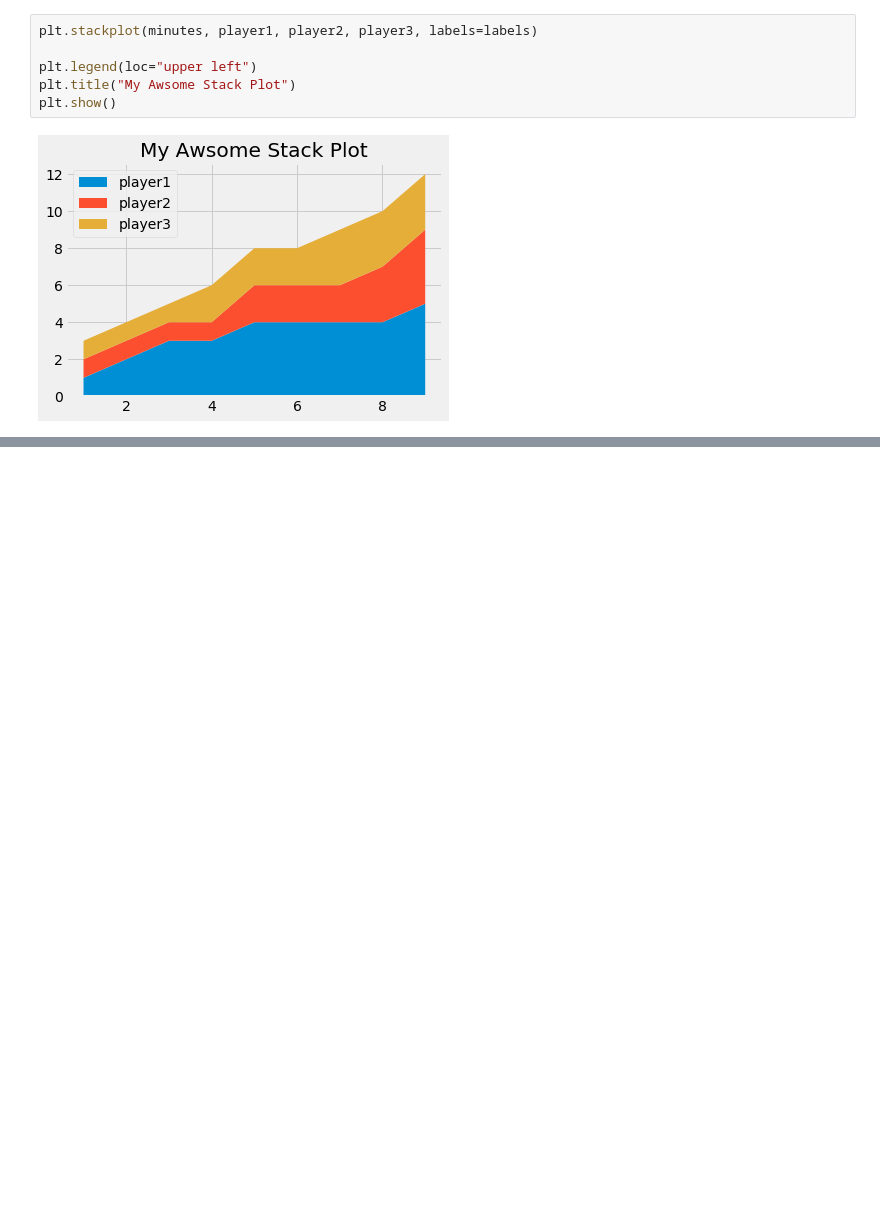
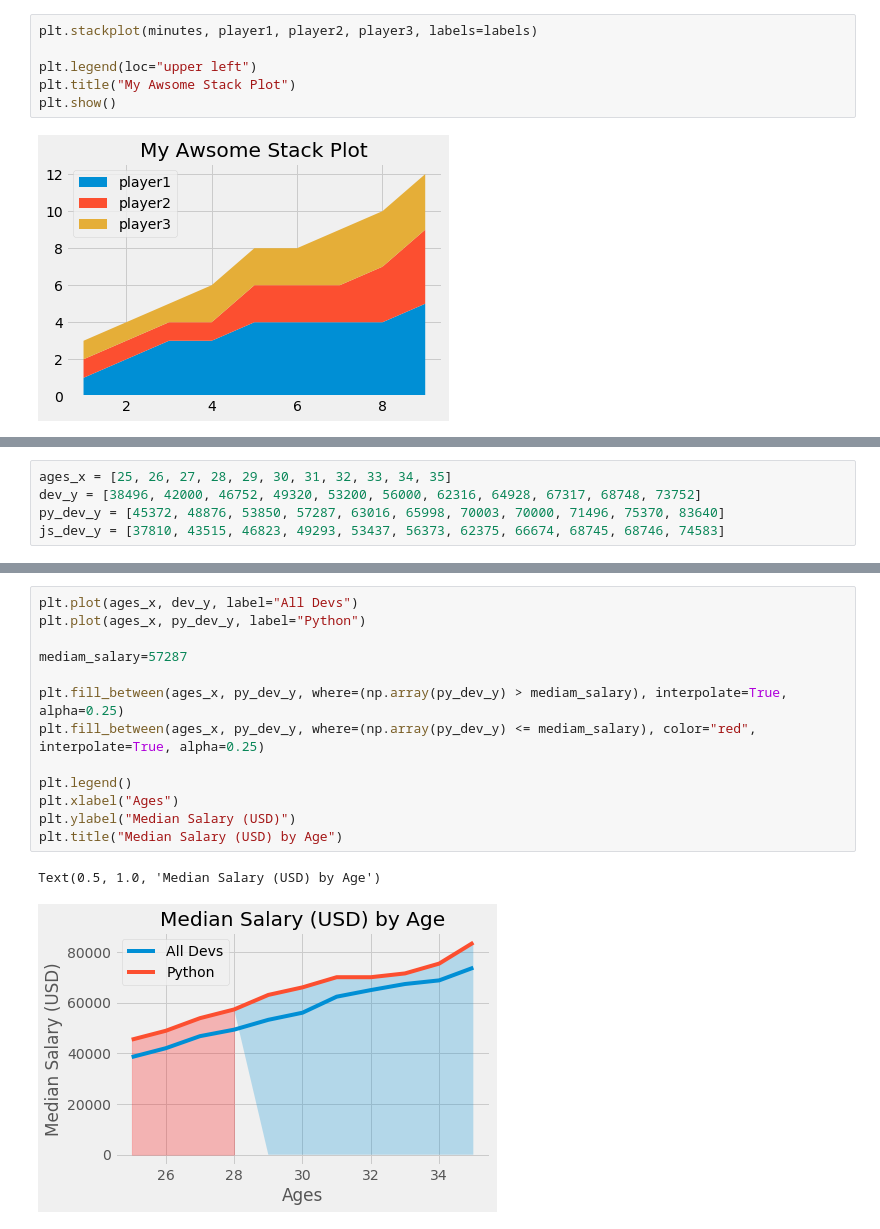
Before and after one commit to yonycherkos/data_analysis, a Jupyter notebook: matplotlib/Matplotlib Tutorials.ipynb, the cells around one changed output, grey strips where cells are left out. Cells and saved outputs as stored; diff of their text form; blank space fills up the shorter version.

Commit message:
5. Filling Area on Line Plots

```diff
--- a/matplotlib/Matplotlib Tutorials.ipynb
+++ b/matplotlib/Matplotlib Tutorials.ipynb
@@ -177,0 +180,5 @@ plt.show()
+# %%
+ages_x = [25, 26, 27, 28, 29, 30, 31, 32, 33, 34, 35]
+dev_y = [38496, 42000, 46752, 49320, 53200, 56000, 62316, 64928, 67317, 68748, 73752]
+py_dev_y = [45372, 48876, 53850, 57287, 63016, 65998, 70003, 70000, 71496, 75370, 83640]
+js_dev_y = [37810, 43515, 46823, 49293, 53437, 56373, 62375, 66674, 68745, 68746, 74583]
@@ -177,0 +205,16 @@ plt.show()
+# %%
+plt.plot(ages_x, dev_y, label="All Devs")
+plt.plot(ages_x, py_dev_y, label="Python")
+
+mediam_salary=57287
+
+plt.fill_between(ages_x, py_dev_y, where=(np.array(py_dev_y) > mediam_salary), interpolate=True, alpha=0.25)
+plt.fill_between(ages_x, py_dev_y, where=(np.array(py_dev_y) <= mediam_salary), color="red", interpolate=True, alpha=0.25)
+
+plt.legend()
+plt.xlabel("Ages")
+plt.ylabel("Median Salary (USD)")
+plt.title("Median Salary (USD) by Age")
+# %% [output]
+Text(0.5, 1.0, 'Median Salary (USD) by Age')
+[figure, added]
```
Also changed, not shown: parts of 2 cells of this notebook.
